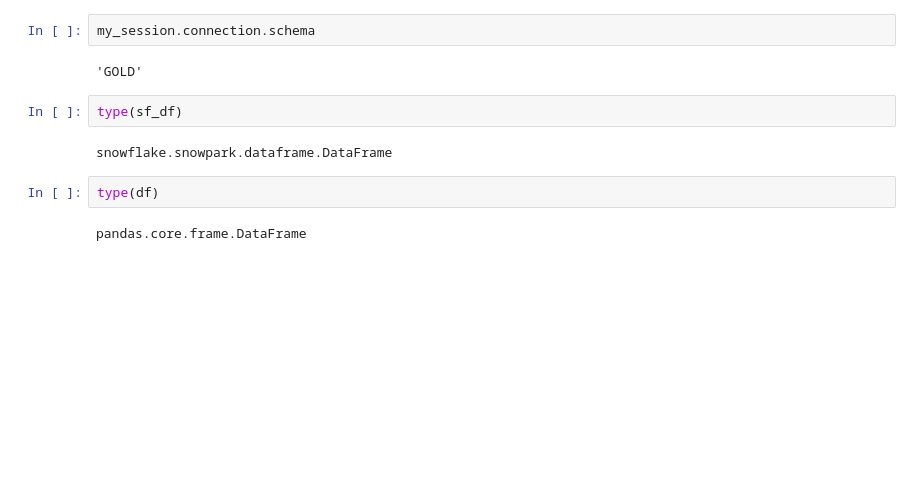
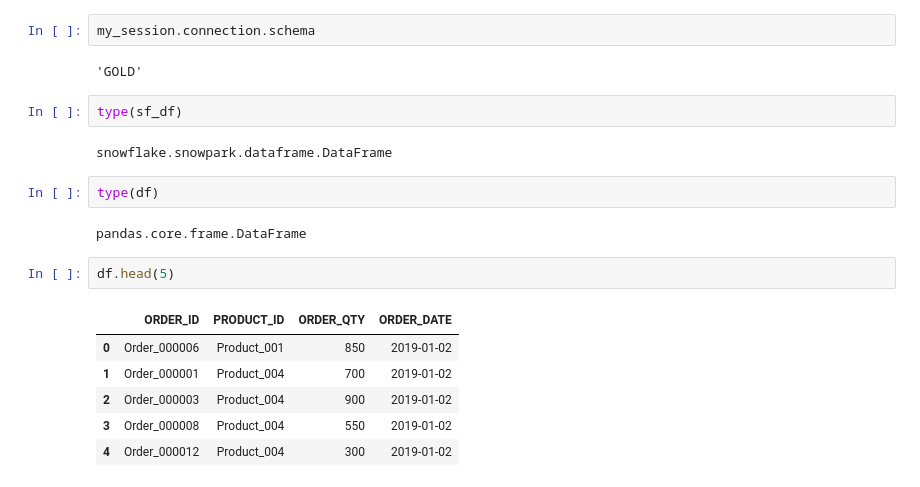
Before and after one commit to diptibhunde/ManufacturingRepo, a Jupyter notebook: Dipti/Dipti.ipynb, the cells around one changed output. Cells and saved outputs as stored; diff of their text form; blank space fills up the shorter version.

```diff
--- a/Dipti/Dipti.ipynb
+++ b/Dipti/Dipti.ipynb
@@ -86,3 +86,12 @@ snowflake.snowpark.dataframe.DataFrame
 type(df)
 # %% [output]
 pandas.core.frame.DataFrame
+# %%
+df.head(5)
+# %% [output]
+|  | ORDER_ID | PRODUCT_ID | ORDER_QTY | ORDER_DATE |
+| 0 | Order_000006 | Product_001 | 850 | 2019-01-02 |
+| 1 | Order_000001 | Product_004 | 700 | 2019-01-02 |
+| 2 | Order_000003 | Product_004 | 900 | 2019-01-02 |
+| 3 | Order_000008 | Product_004 | 550 | 2019-01-02 |
+| 4 | Order_000012 | Product_004 | 300 | 2019-01-02 |
```
